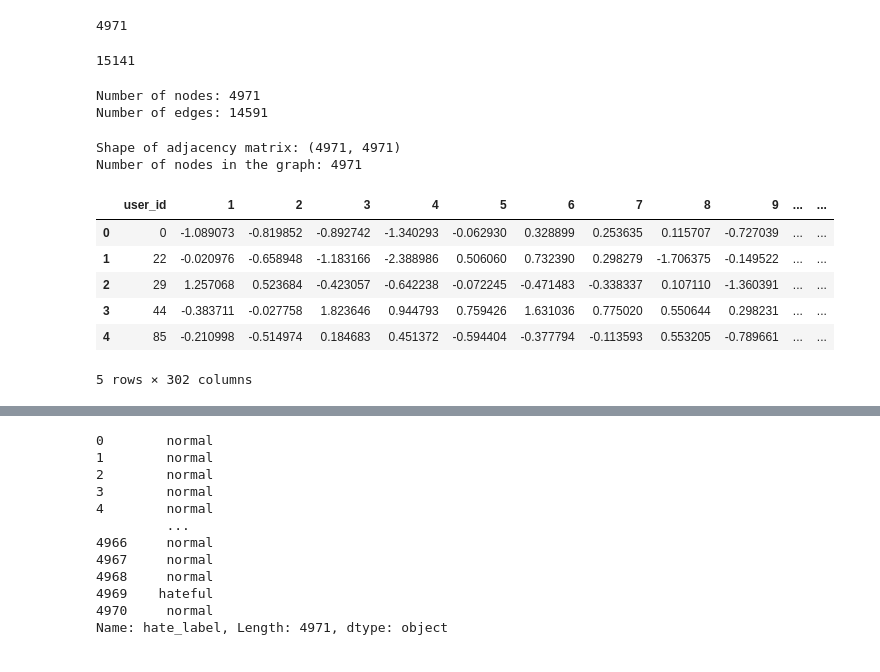
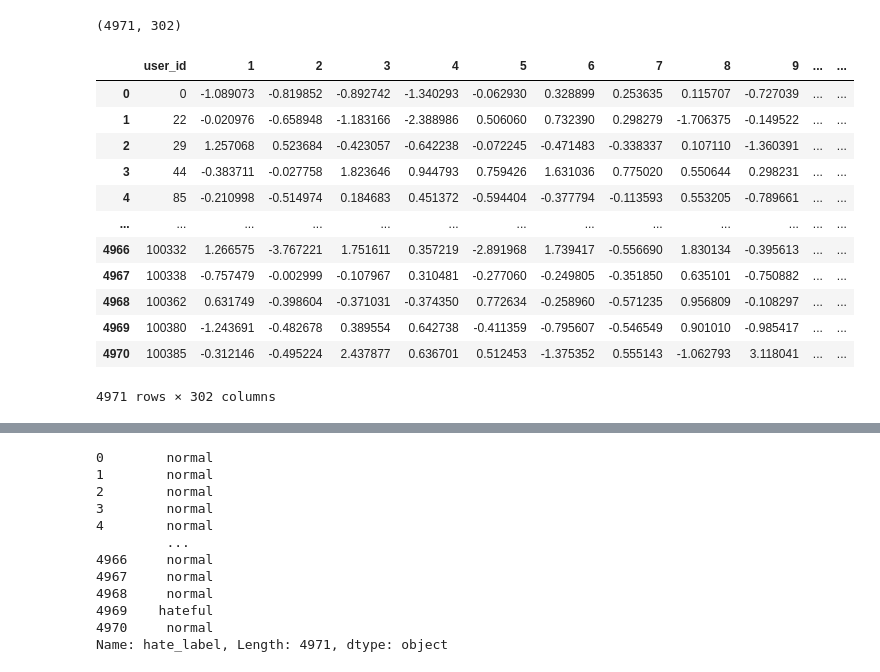
Before and after one commit to hs414171/Major_2024, a Jupyter notebook: gcnn.ipynb, the cells around one changed output, grey strips where cells are left out. Drawn from its saved outputs; the diff is of its cells as text; code cells hidden in the pictures.

```diff
--- a/gcnn.ipynb
+++ b/gcnn.ipynb
@@ -61,5 +31,0 @@ Name: user_id, Length: 4971, dtype: int64
-# %%
-valid_nodes = set(user_id)
-len(valid_nodes)
-# %% [output]
-4971
@@ -68,54 +32,23 @@ cleaned_edges = [(source, target) for source, target in edges if source in valid
-# %%
-len(cleaned_edges)
-# %% [output]
-15141
-# %%
-import networkx as nx
-
-# Create an empty graph
-tweet_graph = nx.Graph()
-
-# Add nodes from the cleaned dataset
-tweet_graph.add_nodes_from(valid_nodes)
-
-# Add edges from the cleaned edges list
-tweet_graph.add_edges_from(cleaned_edges)
-
-# You can now perform various operations on the graph
-# For example, you can get the number of nodes and edges
-num_nodes = tweet_graph.number_of_nodes()
-num_edges = tweet_graph.number_of_edges()
-
-# Print the number of nodes and edges
-print("Number of nodes:", num_nodes)
-print("Number of edges:", num_edges)
-# %% [output]
-Number of nodes: 4971
-Number of edges: 14591
-# %%
-adj_matrix = nx.adjacency_matrix(tweet_graph, nodelist=user_id)
-adj_matrix = adj_matrix.toarray()
-
-# Check the number of nodes in the graph
-num_nodes = len(user_id)
-
-# Compare the shape of the adjacency matrix with the number of nodes
-print("Shape of adjacency matrix:", adj_matrix.shape)
-print("Number of nodes in the graph:", num_nodes)
-# %% [output]
-Shape of adjacency matrix: (4971, 4971)
-Number of nodes in the graph: 4971
 # %%
-
-tweet_data.drop(columns=['index'], inplace=True)
-all_data.drop(columns=['index'], inplace=True)
+tweet_data.columns
+tweet_data.drop(['index'],axis = 1,inplace = True)
+# %%
+tweet_data.shape
+# %% [output]
+(4971, 302)
 # %%
-tweet_data.head()
+tweet_data
 # %% [output]
 |  | user_id | 1 | 2 | 3 | 4 | 5 | 6 | 7 | 8 | 9 | ... | ... |
 | 0 | 0 | -1.089073 | -0.819852 | -0.892742 | -1.340293 | -0.062930 | 0.328899 | 0.253635 | 0.115707 | -0.727039 | ... | ... |
 | 1 | 22 | -0.020976 | -0.658948 | -1.183166 | -2.388986 | 0.506060 | 0.732390 | 0.298279 | -1.706375 | -0.149522 | ... | ... |
 | 2 | 29 | 1.257068 | 0.523684 | -0.423057 | -0.642238 | -0.072245 | -0.471483 | -0.338337 | 0.107110 | -1.360391 | ... | ... |
 | 3 | 44 | -0.383711 | -0.027758 | 1.823646 | 0.944793 | 0.759426 | 1.631036 | 0.775020 | 0.550644 | 0.298231 | ... | ... |
 | 4 | 85 | -0.210998 | -0.514974 | 0.184683 | 0.451372 | -0.594404 | -0.377794 | -0.113593 | 0.553205 | -0.789661 | ... | ... |
+| ... | ... | ... | ... | ... | ... | ... | ... | ... | ... | ... | ... | ... |
+| 4966 | 100332 | 1.266575 | -3.767221 | 1.751611 | 0.357219 | -2.891968 | 1.739417 | -0.556690 | 1.830134 | -0.395613 | ... | ... |
+| 4967 | 100338 | -0.757479 | -0.002999 | -0.107967 | 0.310481 | -0.277060 | -0.249805 | -0.351850 | 0.635101 | -0.750882 | ... | ... |
+| 4968 | 100362 | 0.631749 | -0.398604 | -0.371031 | -0.374350 | 0.772634 | -0.258960 | -0.571235 | 0.956809 | -0.108297 | ... | ... |
+| 4969 | 100380 | -1.243691 | -0.482678 | 0.389554 | 0.642738 | -0.411359 | -0.795607 | -0.546549 | 0.901010 | -0.985417 | ... | ... |
+| 4970 | 100385 | -0.312146 | -0.495224 | 2.437877 | 0.636701 | 0.512453 | -1.375352 | 0.555143 | -1.062793 | 3.118041 | ... | ... |
-5 rows × 302 columns
+4971 rows × 302 columns
```
Also changed, not shown: parts of 34 cells of this notebook, 5 other files.
